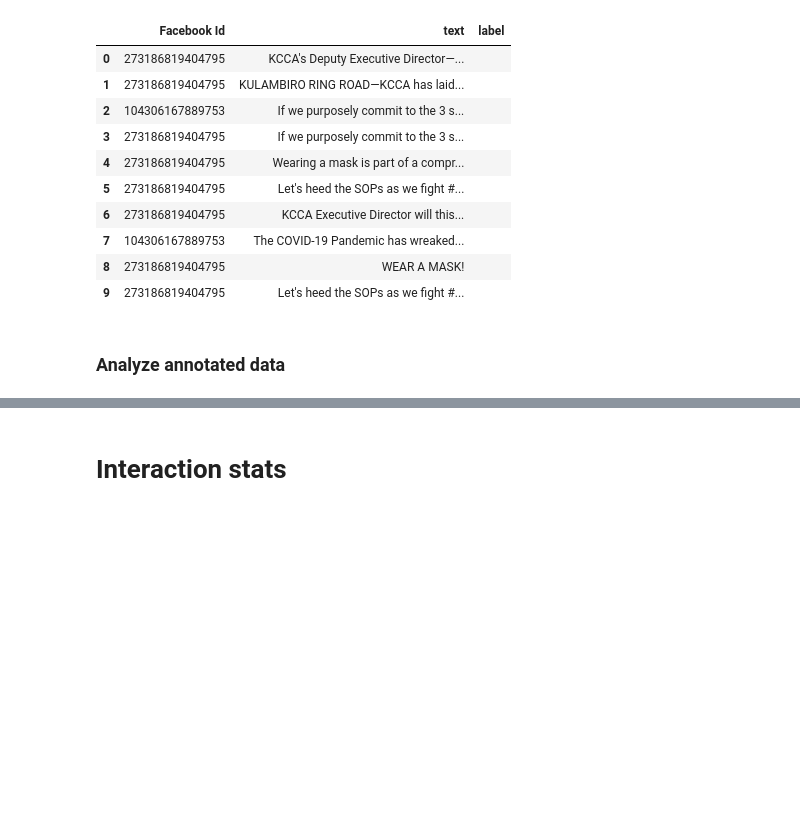
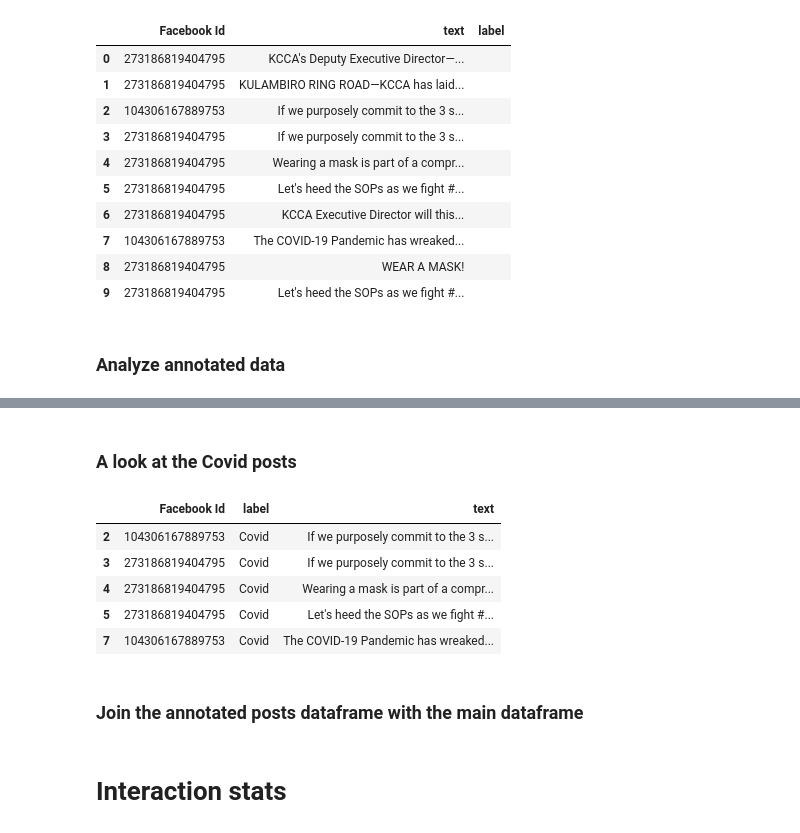
Before and after one commit to SunbirdAI/covid19-uganda-facebook-data-analysis, a Jupyter notebook: notebooks/KCCA_Posts_June_August.ipynb, the cells around one changed output, grey strips where cells are left out. Drawn from its saved outputs; the diff is of its cells as text; code cells hidden in the pictures; blank space fills up the shorter version.

```diff
--- a/notebooks/KCCA_Posts_June_August.ipynb
+++ b/notebooks/KCCA_Posts_June_August.ipynb
@@ -131,3 +151,17 @@ pd.read_csv('../data/KCCA-Jun-Aug-annotated-posts')
+# %% [markdown]
+### A look at the Covid posts
+# %%
+covid_posts = annotated_posts[annotated_posts['label'] == 'Covid']
+covid_posts.head()
+# %% [output]
+|  | Facebook Id | label | text |
+| 2 | 104306167889753 | Covid | If we purposely commit to the 3 s... |
+| 3 | 273186819404795 | Covid | If we purposely commit to the 3 s... |
+| 4 | 273186819404795 | Covid | Wearing a mask is part of a compr... |
+| 5 | 273186819404795 | Covid | Let's heed the SOPs as we fight #... |
+| 7 | 104306167889753 | Covid | The COVID-19 Pandemic has wreaked... |
+# %% [markdown]
+### Join the annotated posts dataframe with the main dataframe
 # %% [markdown]
  # Interaction stats
 # %%
```
Also changed, not shown: parts of 4 cells of this notebook, 1 other file.
